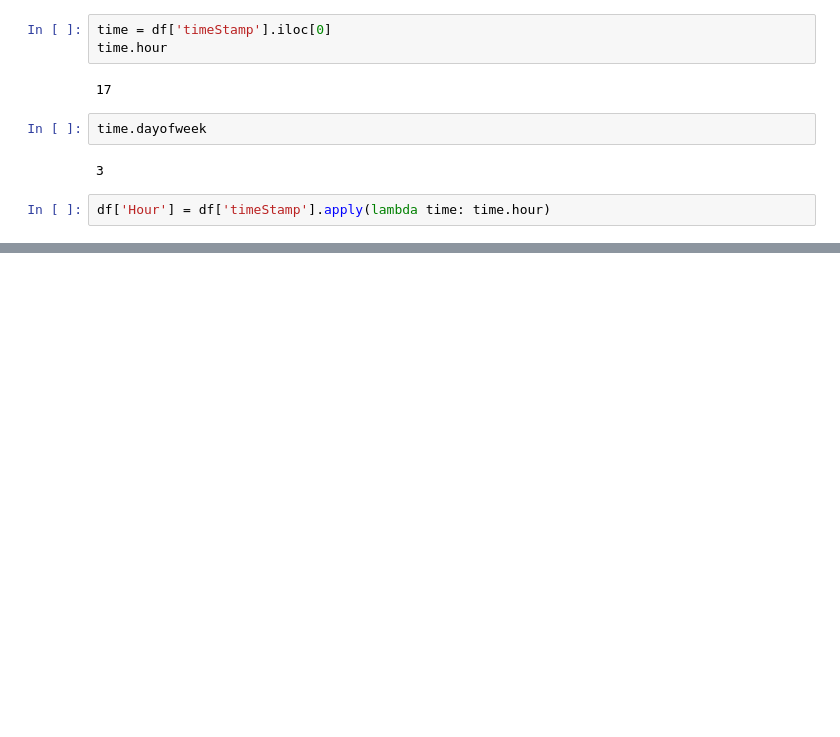
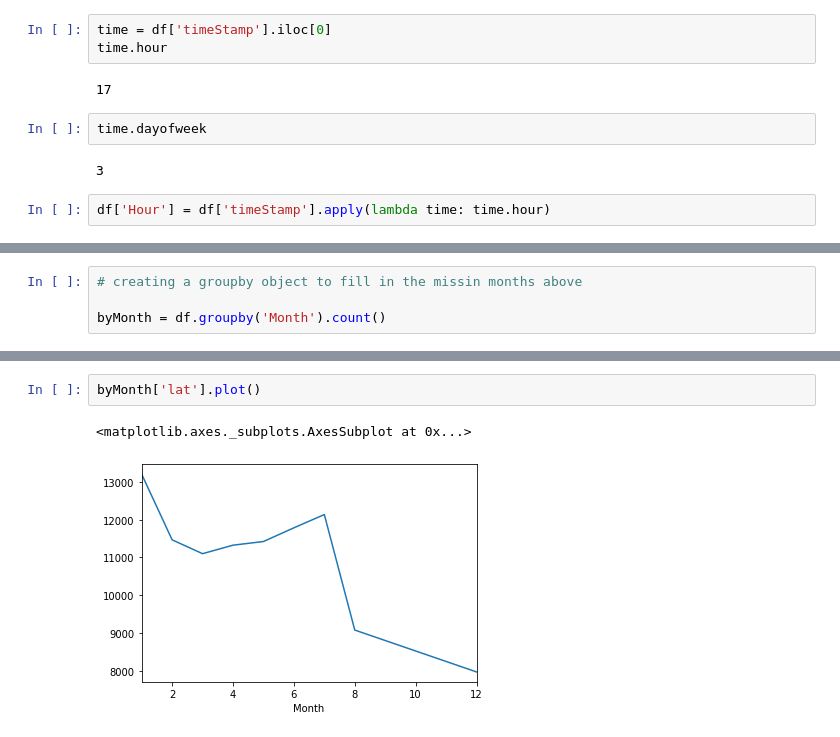
Before and after one commit to avtw37/data-911calls, a Jupyter notebook: 911-calls-project.ipynb, the cells around one changed output, grey strips where cells are left out. Saved outputs shown, nothing was run; the diff lists cells and outputs as text; blank space fills up the shorter version.

```diff
--- a/911-calls-project.ipynb
+++ b/911-calls-project.ipynb
@@ -141,0 +169,4 @@ Name: Hour, Length: 99492, dtype: int64
+# %%
+# creating a groupby object to fill in the missin months above
+
+byMonth = df.groupby('Month').count()
@@ -141,0 +183,5 @@ Name: Hour, Length: 99492, dtype: int64
+# %%
+byMonth['lat'].plot()
+# %% [output]
+<matplotlib.axes._subplots.AxesSubplot at 0x...>
+[figure, added]
```
Also changed, not shown: parts of 21 cells of this notebook.
